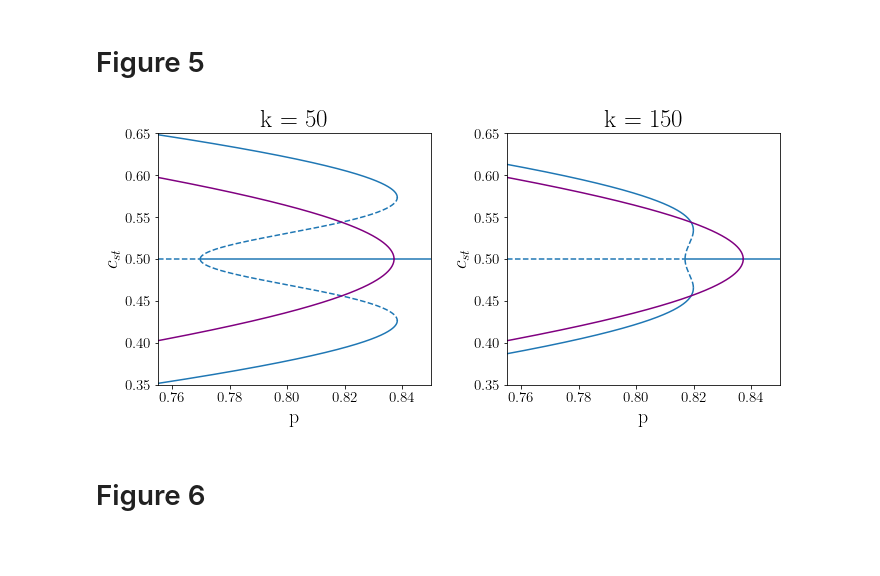
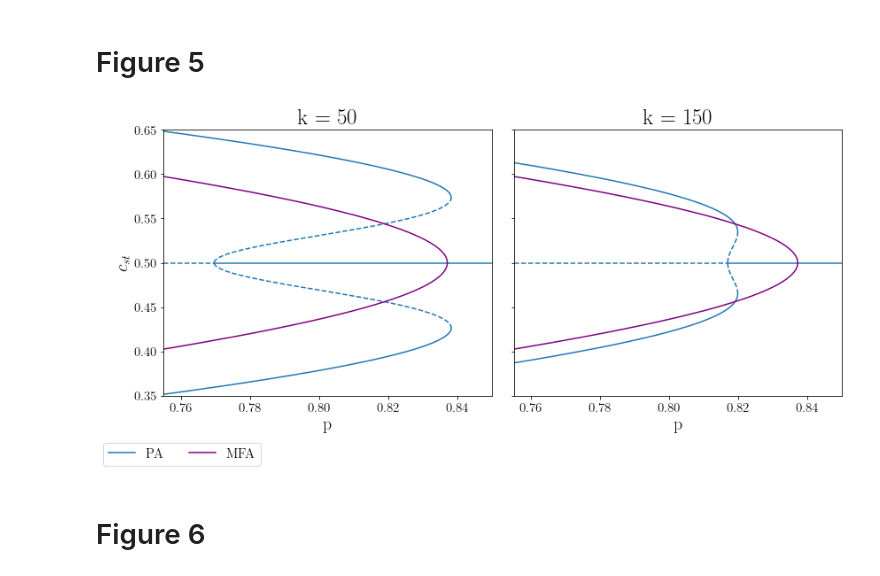
Before and after one commit to pucandrzej/DPOCN_project, a Jupyter notebook: reproduction_of_article_graphs.ipynb, the cells around one changed output. Cells and saved outputs as stored; diff of their text form; code cells hidden in the pictures; blank space fills up the shorter version.

```diff
--- a/reproduction_of_article_graphs.ipynb
+++ b/reproduction_of_article_graphs.ipynb
@@ -242,7 +259,7 @@ upper_spinodal_R = np.nanmax(SUFP_R)
 
 MFA_results = MFA_equation(np.linspace(0.5001, 1, 10000), q_a, q_c)
 # %%
-fig, axs = plt.subplots(ncols = 2, figsize = (Image_width, 0.5 * Image_width))
+fig, axs = plt.subplots(ncols = 2, figsize = (1.2*Image_width, 0.6 * Image_width), sharey = True)
 
 ax = axs[0]
 # PA
@@ -262,38 +279,40 @@ ax.plot(MFA_results[np.where(MFA_results == np.max(MFA_results))[0][0]:], np.lin
 ax.plot(MFA_results[:np.where(MFA_results == np.max(MFA_results))[0][0]], 1 - np.linspace(0.5, 1, 10000)[:np.where(MFA_results == np.max(MFA_results))[0][0]], color = 'purple', linestyle = '--')
 ax.plot(MFA_results[np.where(MFA_results == np.max(MFA_results))[0][0]:], 1 - np.linspace(0.5, 1, 10000)[np.where(MFA_results == np.max(MFA_results))[0][0]:], color = 'purple')
 ax.set_xlim(x_ax_limits)
 ax.set_ylim([0.35, 0.65])
 ax.set_xlabel('p')
 ax.set_ylabel('$c_{st}$')
 ax.set_title('k = 50')
 
 ax = axs[1]
 # PA
 # upper part
 ax.plot(SUFP_R[:np.nanargmax(SUFP_R)], C[:np.nanargmax(SUFP_R)], '--')
-ax.plot(SUFP_R[np.nanargmax(SUFP_R):], C[np.nanargmax(SUFP_R):], color = ax.get_lines()[-1].get_c())
+ax.plot(SUFP_R[np.nanargmax(SUFP_R):], C[np.nanargmax(SUFP_R):], color = ax.get_lines()[-1].get_c(), label = "PA")
 ax.hlines(y = 0.5, xmin = x_ax_limits[0], xmax = SUFP_R[0], linestyles = '--')
 ax.hlines(y = 0.5, xmin = SUFP_R[0], xmax = x_ax_limits[1])
 # lower part
 ax.plot(SUFP_R[:np.nanargmax(SUFP_R)], 1 - C[:np.nanargmax(SUFP_R)], '--', color = ax.get_lines()[-1].get_c())
 ax.plot(SUFP_R[np.nanargmax(SUFP_R):], 1- C[np.nanargmax(SUFP_R):], color = ax.get_lines()[-1].get_c())
 # MFA
 # upper part
 ax.plot(MFA_results[:np.where(MFA_results == np.max(MFA_results))[0][0]], np.linspace(0.5, 1, 10000)[:np.where(MFA_results == np.max(MFA_results))[0][0]], color = 'purple', linestyle = '--')
-ax.plot(MFA_results[np.where(MFA_results == np.max(MFA_results))[0][0]:], np.linspace(0.5, 1, 10000)[np.where(MFA_results == np.max(MFA_results))[0][0]:], color = 'purple')
+ax.plot(MFA_results[np.where(MFA_results == np.max(MFA_results))[0][0]:], np.linspace(0.5, 1, 10000)[np.where(MFA_results == np.max(MFA_results))[0][0]:], color = 'purple', label = "MFA")
 # lower part
 ax.plot(MFA_results[:np.where(MFA_results == np.max(MFA_results))[0][0]], 1 - np.linspace(0.5, 1, 10000)[:np.where(MFA_results == np.max(MFA_results))[0][0]], color = 'purple', linestyle = '--')
 ax.plot(MFA_results[np.where(MFA_results == np.max(MFA_results))[0][0]:], 1 - np.linspace(0.5, 1, 10000)[np.where(MFA_results == np.max(MFA_results))[0][0]:], color = 'purple')
 ax.set_xlim(x_ax_limits)
 ax.set_ylim([0.35, 0.65])
 ax.set_xlabel('p')
-ax.set_ylabel('$c_{st}$')
 ax.set_title('k = 150')
 
-plt.tight_layout()
+fig.legend(loc = "lower left", ncol = 2)
+fig.tight_layout()
+fig.subplots_adjust(bottom = 0.2)
+
 plt.savefig('Figures/Fig_5.jpg', bbox_inches = 'tight', dpi = 500)
 # %% [output]
-[figure, old version]
+[figure, new version]
 # %% [markdown]
 # Figure 6
 # %%
```
Also changed, not shown: parts of 2 cells of this notebook, 4 other files.
